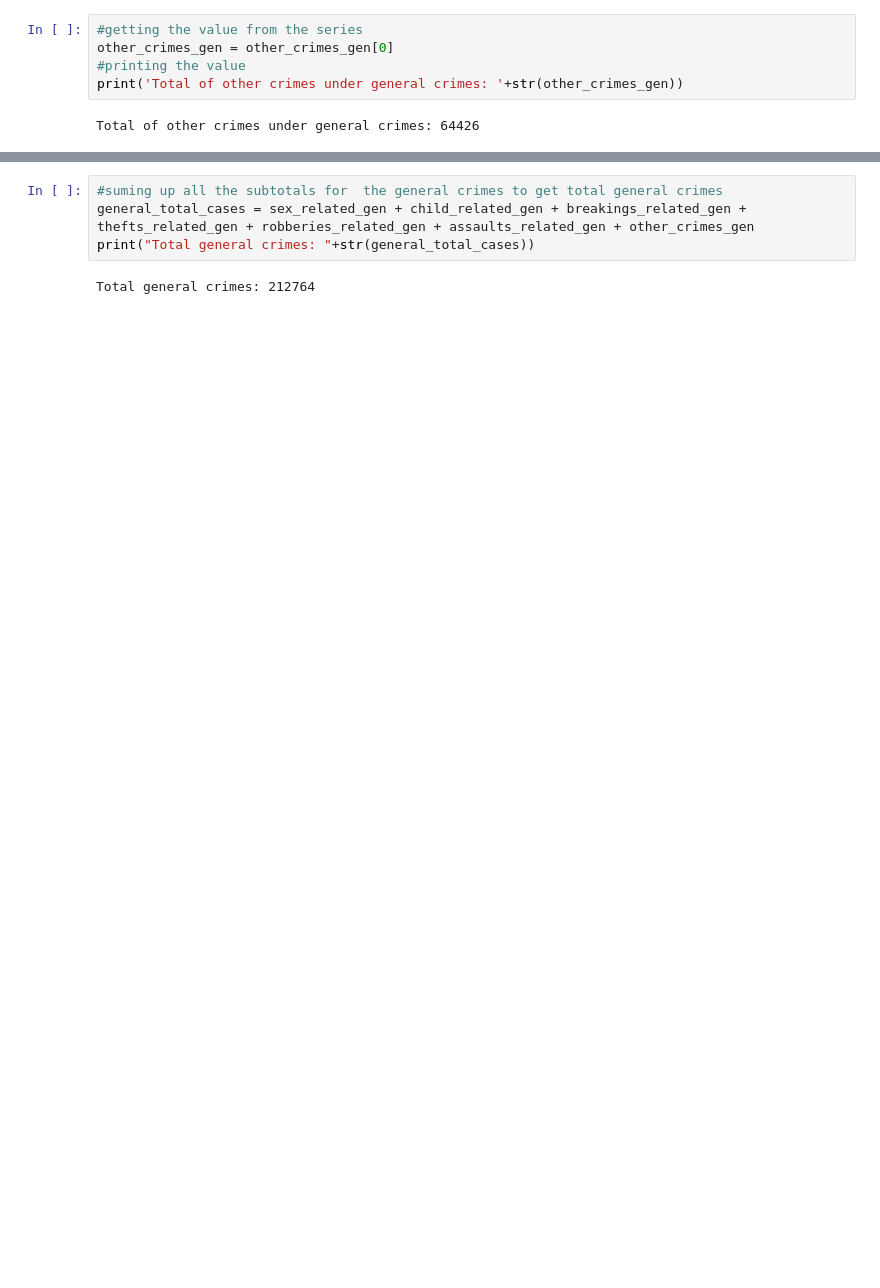
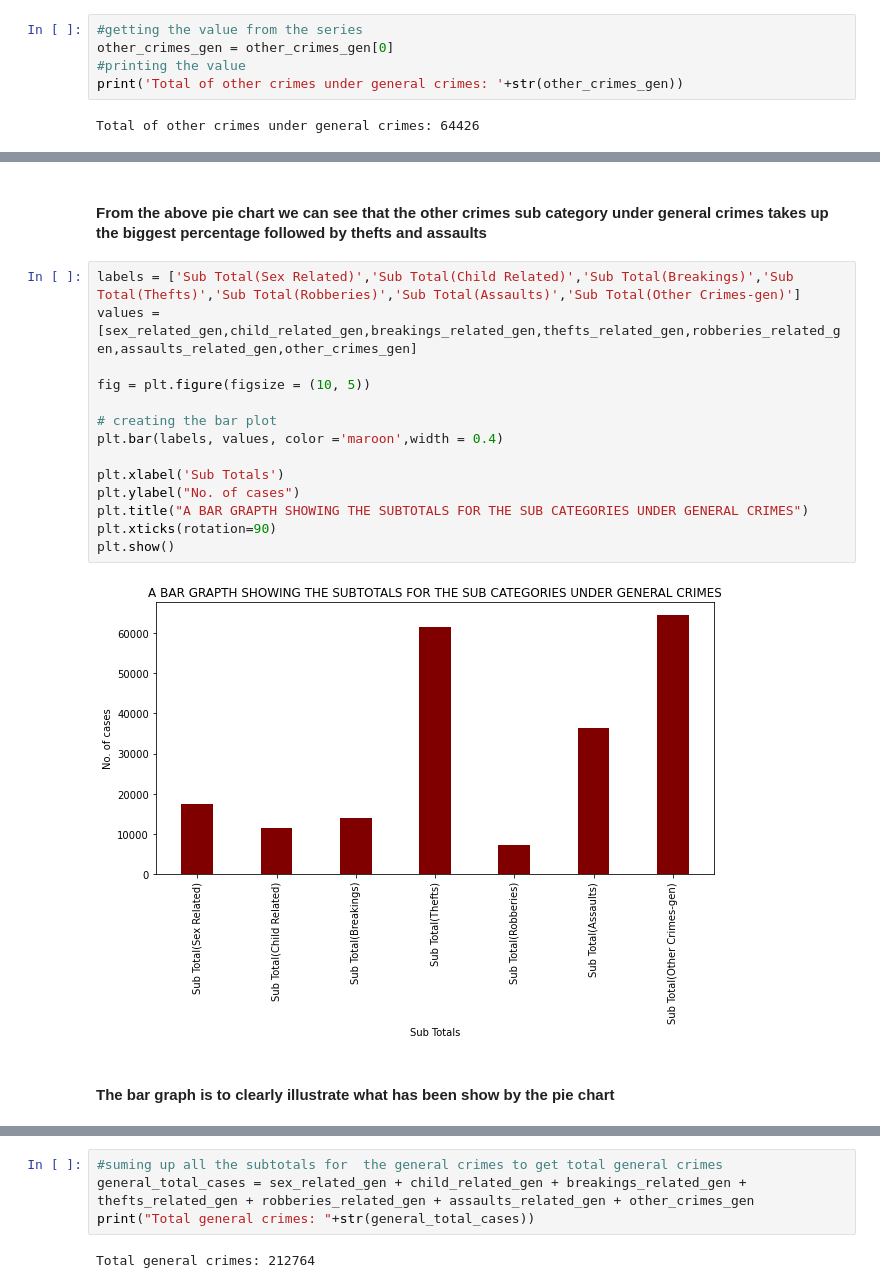
Before and after one commit to recess-group-e1-Data-science/PythonDataScience, a Jupyter notebook: CRIME SUMMARY/Criminal Summary.ipynb, the cells around one changed output, grey strips where cells are left out. Saved outputs shown, nothing was run; the diff lists cells and outputs as text; blank space fills up the shorter version.

```diff
--- a/CRIME SUMMARY/Criminal Summary.ipynb
+++ b/CRIME SUMMARY/Criminal Summary.ipynb
@@ -371,0 +417,20 @@ Total of other crimes under general crimes: 64426
+# %% [markdown]
+#### From the above pie chart we can see that the other crimes sub category under general crimes takes up the biggest percentage followed by thefts and assaults
+# %%
+labels = ['Sub Total(Sex Related)','Sub Total(Child Related)','Sub Total(Breakings)','Sub Total(Thefts)','Sub Total(Robberies)','Sub Total(Assaults)','Sub Total(Other Crimes-gen)']
+values = [sex_related_gen,child_related_gen,breakings_related_gen,thefts_related_gen,robberies_related_gen,assaults_related_gen,other_crimes_gen]
+
+fig = plt.figure(figsize = (10, 5))
+
+# creating the bar plot
+plt.bar(labels, values, color ='maroon',width = 0.4)
+
+plt.xlabel('Sub Totals')
+plt.ylabel("No. of cases")
+plt.title("A BAR GRAPTH SHOWING THE SUBTOTALS FOR THE SUB CATEGORIES UNDER GENERAL CRIMES")
+plt.xticks(rotation=90)
+plt.show()
+# %% [output]
+[figure, added]
+# %% [markdown]
+#### The bar graph is to clearly illustrate what has been show by the pie chart
```
Also changed, not shown: parts of 42 cells of this notebook.
